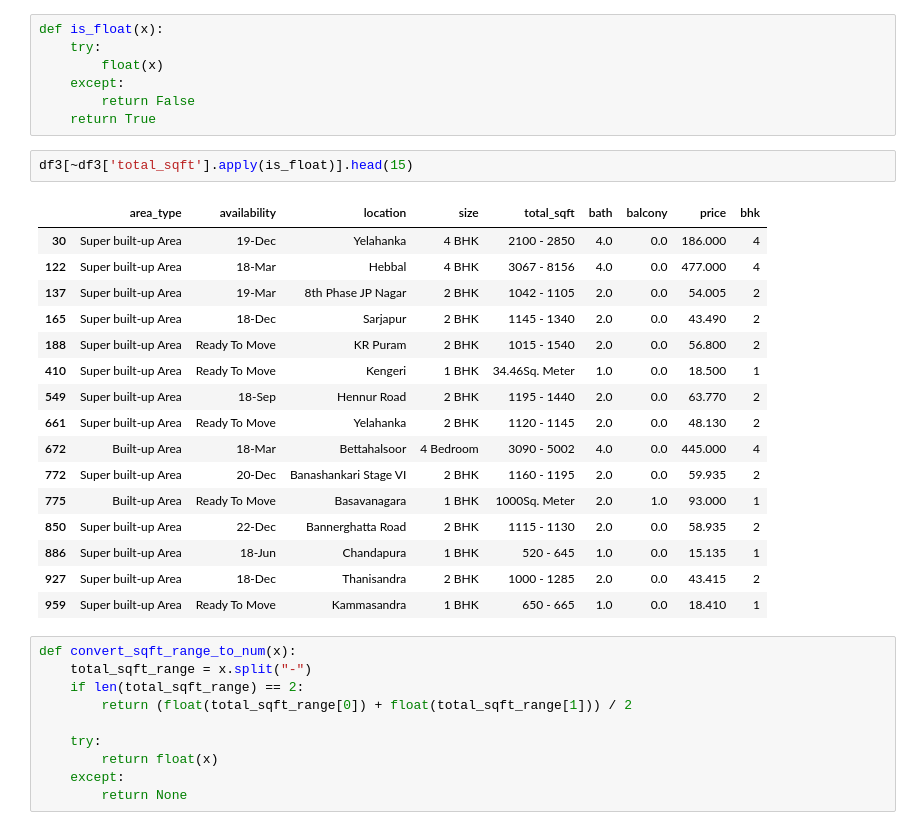
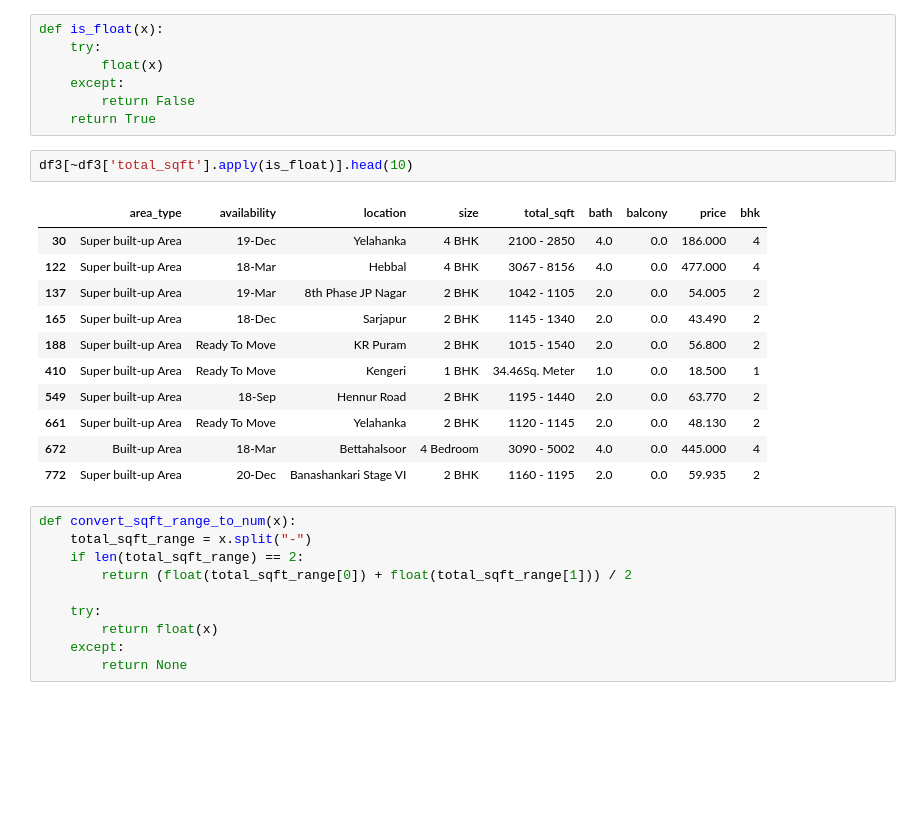
Before and after one commit to Naviya-C/Real-Estate-Price-Prediction, a Jupyter notebook: Data Pre-process/Data_PreProcessing.ipynb, the cells around one changed output. Drawn from its saved outputs; the diff is of its cells as text; blank space fills up the shorter version.

```diff
--- a/Data Pre-process/Data_PreProcessing.ipynb
+++ b/Data Pre-process/Data_PreProcessing.ipynb
@@ -199,24 +199,19 @@ def is_float(x):
         return False
     return True
 # %%
-df3[~df3['total_sqft'].apply(is_float)].head(15)
+df3[~df3['total_sqft'].apply(is_float)].head(10)
 # %% [output]
 |  | area_type | availability | location | size | total_sqft | bath | balcony | price | bhk |
 | 30 | Super built-up Area | 19-Dec | Yelahanka | 4 BHK | 2100 - 2850 | 4.0 | 0.0 | 186.000 | 4 |
 | 122 | Super built-up Area | 18-Mar | Hebbal | 4 BHK | 3067 - 8156 | 4.0 | 0.0 | 477.000 | 4 |
 | 137 | Super built-up Area | 19-Mar | 8th Phase JP Nagar | 2 BHK | 1042 - 1105 | 2.0 | 0.0 | 54.005 | 2 |
 | 165 | Super built-up Area | 18-Dec | Sarjapur | 2 BHK | 1145 - 1340 | 2.0 | 0.0 | 43.490 | 2 |
 | 188 | Super built-up Area | Ready To Move | KR Puram | 2 BHK | 1015 - 1540 | 2.0 | 0.0 | 56.800 | 2 |
 | 410 | Super built-up Area | Ready To Move | Kengeri | 1 BHK | 34.46Sq. Meter | 1.0 | 0.0 | 18.500 | 1 |
 | 549 | Super built-up Area | 18-Sep | Hennur Road | 2 BHK | 1195 - 1440 | 2.0 | 0.0 | 63.770 | 2 |
 | 661 | Super built-up Area | Ready To Move | Yelahanka | 2 BHK | 1120 - 1145 | 2.0 | 0.0 | 48.130 | 2 |
 | 672 | Built-up Area | 18-Mar | Bettahalsoor | 4 Bedroom | 3090 - 5002 | 4.0 | 0.0 | 445.000 | 4 |
 | 772 | Super built-up Area | 20-Dec | Banashankari Stage VI | 2 BHK | 1160 - 1195 | 2.0 | 0.0 | 59.935 | 2 |
-| 775 | Built-up Area | Ready To Move | Basavanagara | 1 BHK | 1000Sq. Meter | 2.0 | 1.0 | 93.000 | 1 |
-| 850 | Super built-up Area | 22-Dec | Bannerghatta Road | 2 BHK | 1115 - 1130 | 2.0 | 0.0 | 58.935 | 2 |
-| 886 | Super built-up Area | 18-Jun | Chandapura | 1 BHK | 520 - 645 | 1.0 | 0.0 | 15.135 | 1 |
-| 927 | Super built-up Area | 18-Dec | Thanisandra | 2 BHK | 1000 - 1285 | 2.0 | 0.0 | 43.415 | 2 |
-| 959 | Super built-up Area | Ready To Move | Kammasandra | 1 BHK | 650 - 665 | 1.0 | 0.0 | 18.410 | 1 |
 # %%
 def convert_sqft_range_to_num(x):
     total_sqft_range = x.split("-")
```
Also changed, not shown: parts of 8 cells of this notebook, 1 other file.
